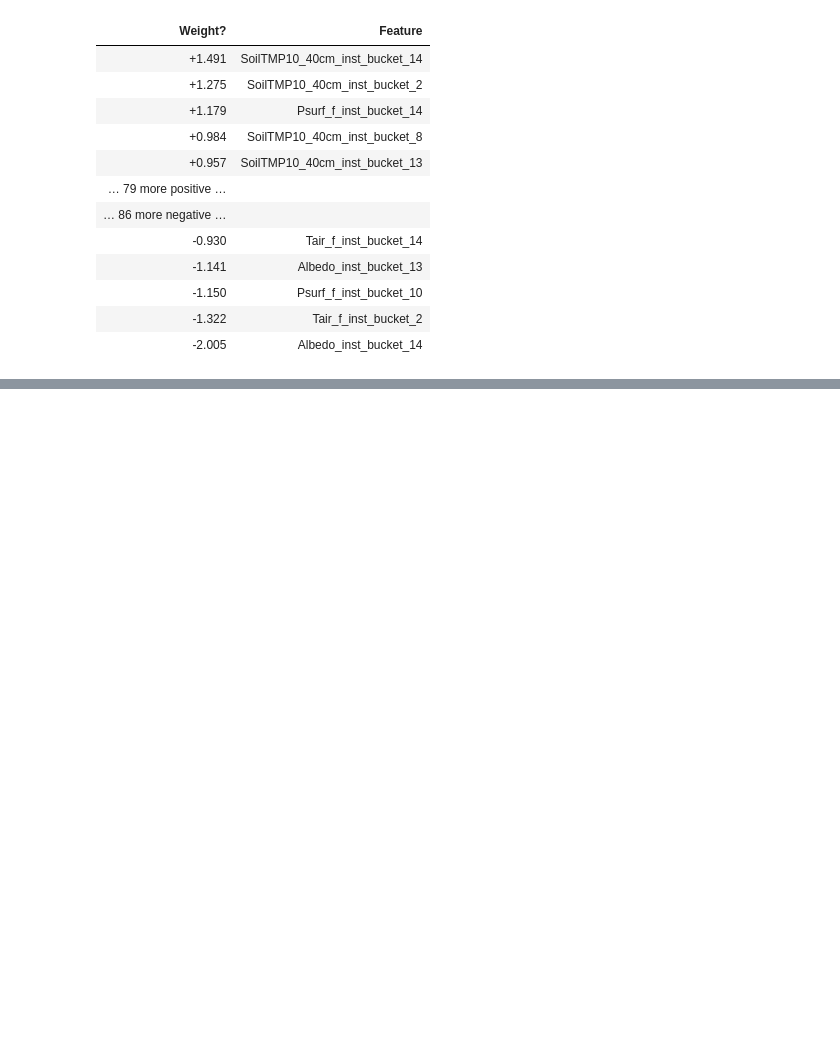
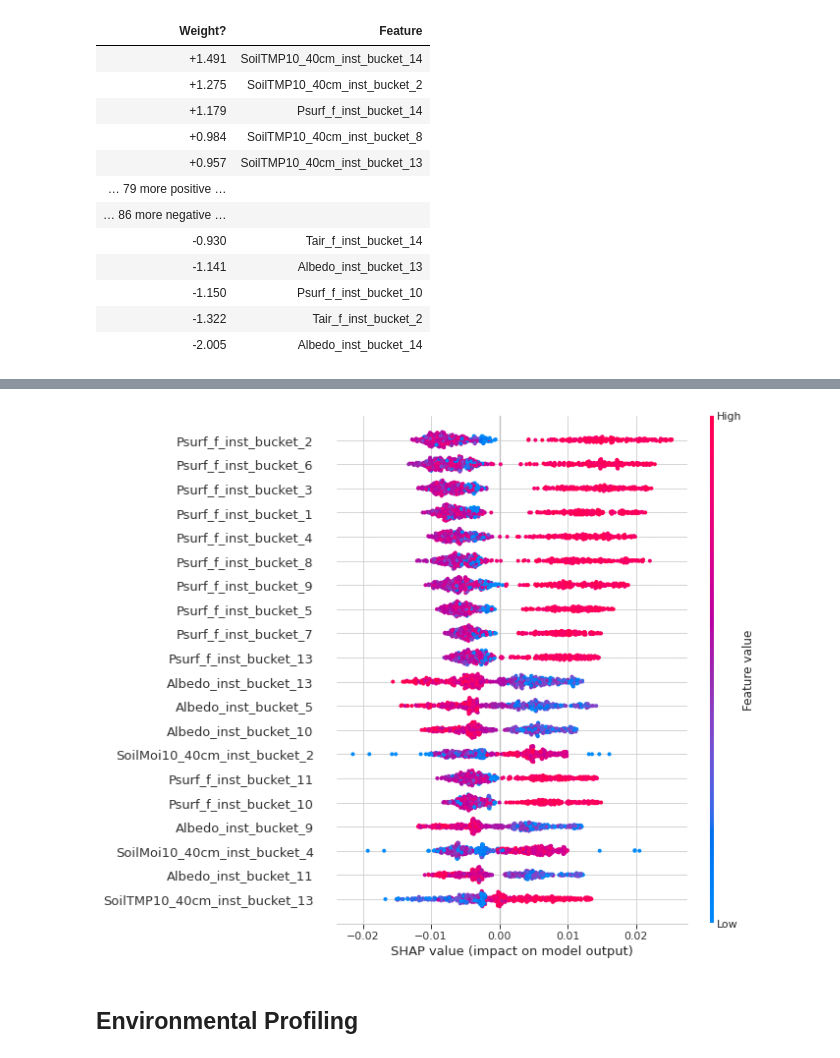
Before and after one commit to instadeepai/locust-predict, a Jupyter notebook: notebooks/Data-Generation-Interpretation.ipynb, the cells around one changed output, grey strips where cells are left out. Drawn from its saved outputs; the diff is of its cells as text; code cells hidden in the pictures; blank space fills up the shorter version.

```diff
--- a/notebooks/Data-Generation-Interpretation.ipynb
+++ b/notebooks/Data-Generation-Interpretation.ipynb
@@ -128,0 +135,2 @@ shap.plots.beeswarm(shap_values)
+# %%
+train_x, val_x, train_y, val_y = get_data("random", seed=seed)
@@ -128,0 +143,4 @@ shap.plots.beeswarm(shap_values)
+# %%
+rf_model, _, _ = random_forest(
+    train_x, train_y, val_x, val_y, val_x, val_y, seed=seed
+)
@@ -128,0 +167,8 @@ shap.plots.beeswarm(shap_values)
+# %%
+explainer = shap.TreeExplainer(rf_model, train_x, feature_names=train_x.columns.tolist())
+shap_values = explainer.shap_values(val_x)
+shap.summary_plot(shap_values[1], val_x)
+# %% [output]
+[figure, added]
+# %% [markdown]
+## Environmental Profiling
```
Also changed, not shown: parts of 12 cells of this notebook.
